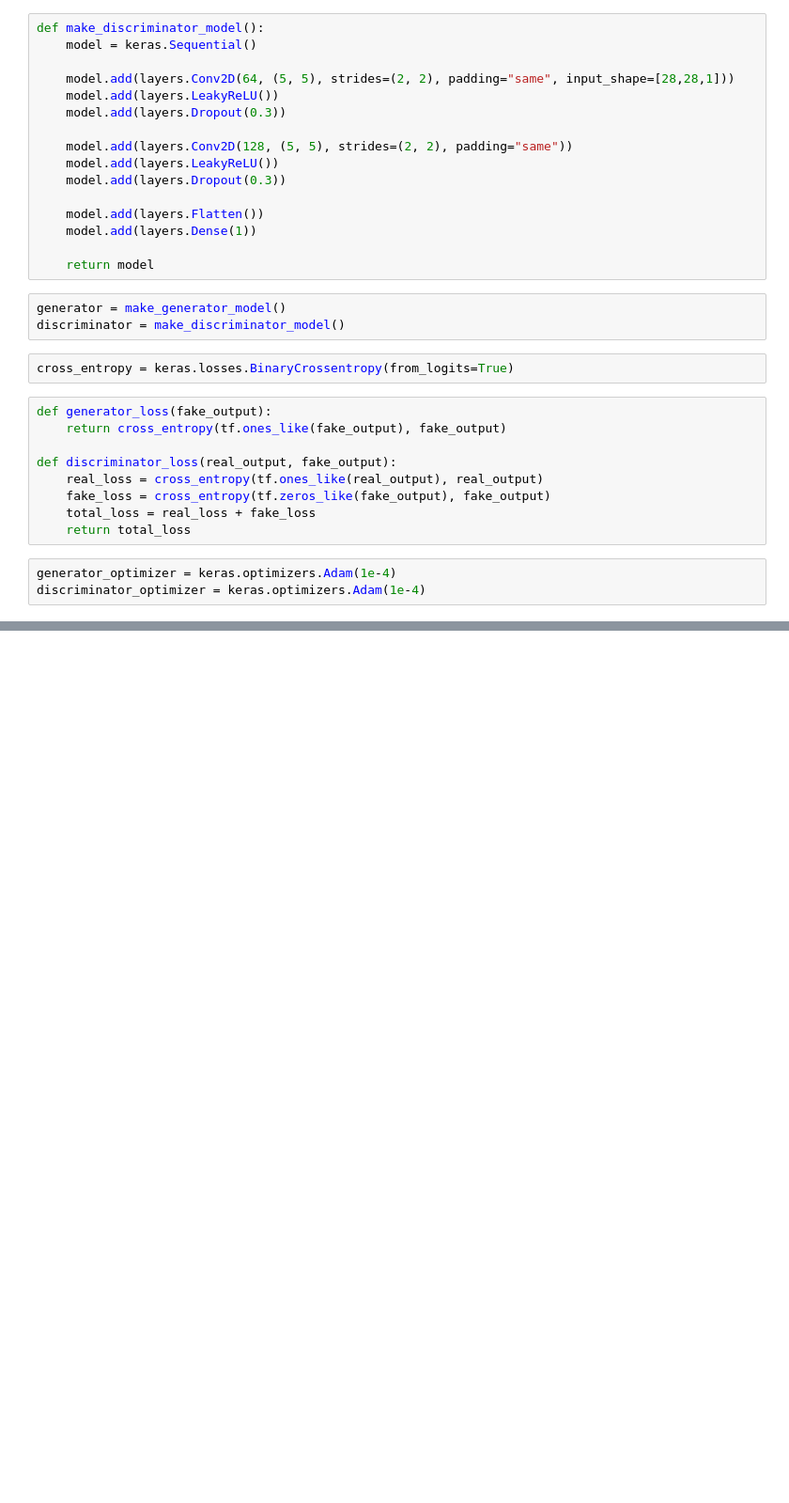
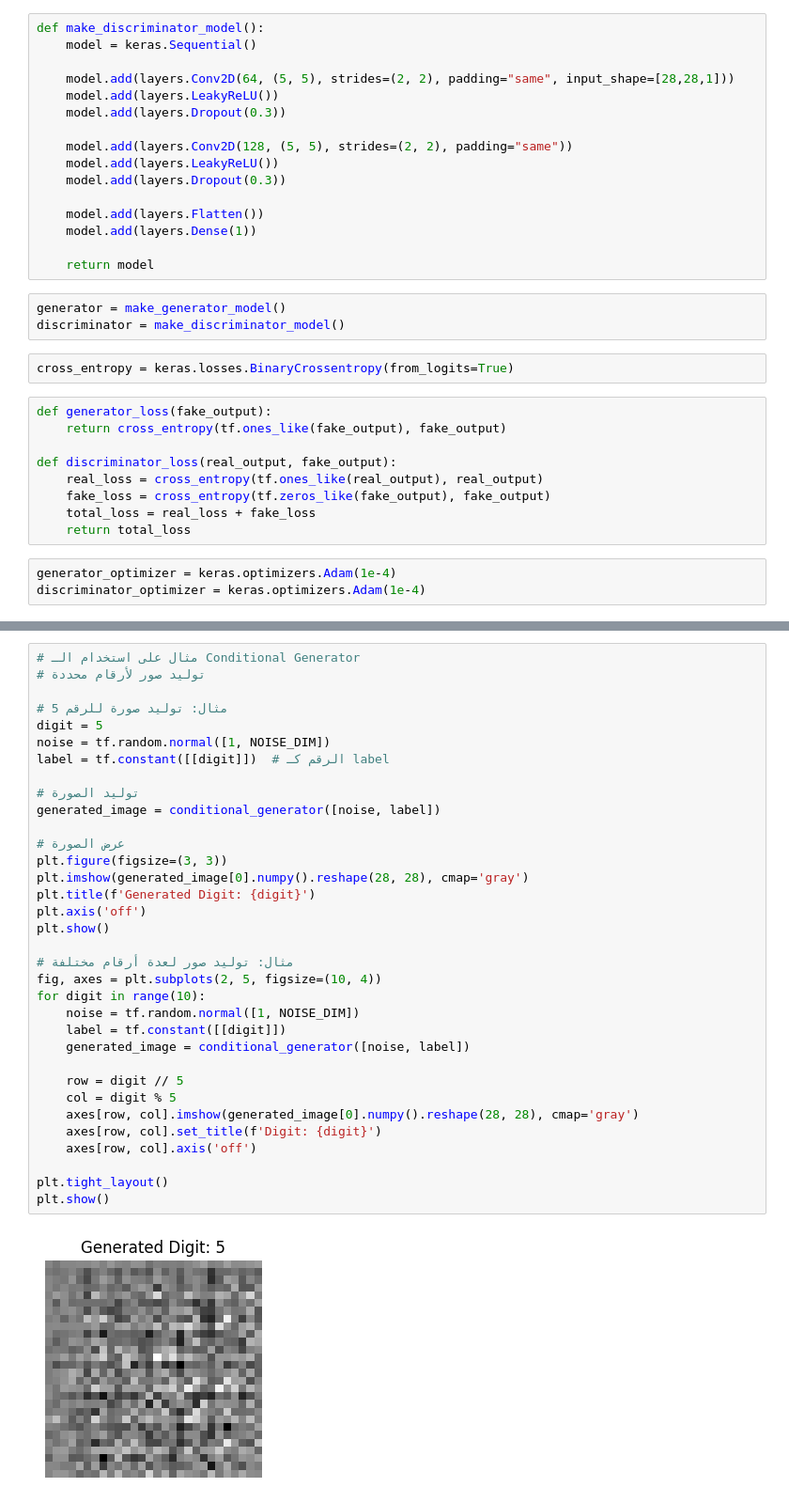
Before and after one commit to ziadalaa7/DCGAN-mnist-dataset, a Jupyter notebook: gans.ipynb, the cells around one changed output, grey strips where cells are left out. Shown at 94% size. Drawn from its saved outputs; the diff is of its cells as text; blank space fills up the shorter version.

```diff
--- a/gans.ipynb
+++ b/gans.ipynb
@@ -101,0 +216,36 @@ def train_step(images):
+# %%
+# مثال على استخدام الـ Conditional Generator
+# توليد صور لأرقام محددة
+
+# مثال: توليد صورة للرقم 5
+digit = 5
+noise = tf.random.normal([1, NOISE_DIM])
+label = tf.constant([[digit]])  # الرقم كـ label
+
+# توليد الصورة
+generated_image = conditional_generator([noise, label])
+
+# عرض الصورة
+plt.figure(figsize=(3, 3))
+plt.imshow(generated_image[0].numpy().reshape(28, 28), cmap='gray')
+plt.title(f'Generated Digit: {digit}')
+plt.axis('off')
+plt.show()
+
+# مثال: توليد صور لعدة أرقام مختلفة
+fig, axes = plt.subplots(2, 5, figsize=(10, 4))
+for digit in range(10):
+    noise = tf.random.normal([1, NOISE_DIM])
+    label = tf.constant([[digit]])
+    generated_image = conditional_generator([noise, label])
+
+    row = digit // 5
+    col = digit % 5
+    axes[row, col].imshow(generated_image[0].numpy().reshape(28, 28), cmap='gray')
+    axes[row, col].set_title(f'Digit: {digit}')
+    axes[row, col].axis('off')
+
+plt.tight_layout()
+plt.show()
+# %% [output]
+[figure, added]
```
Also changed, not shown: parts of 18 cells of this notebook, 1 other file.
